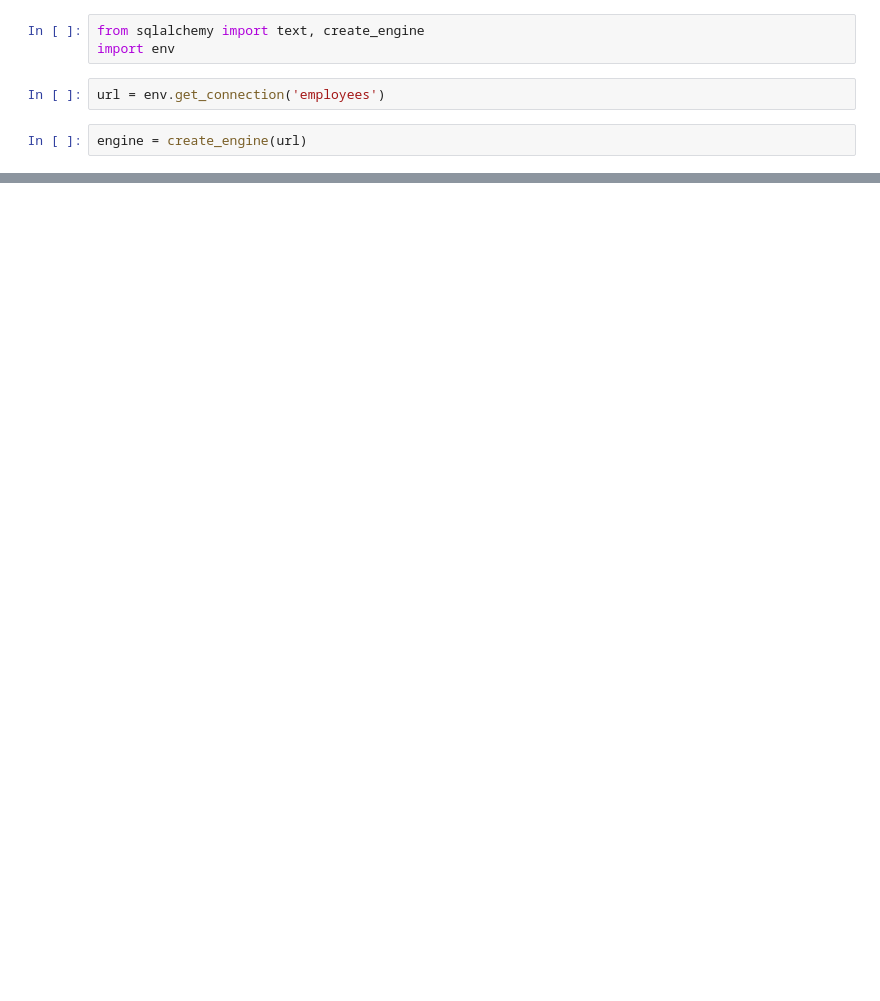
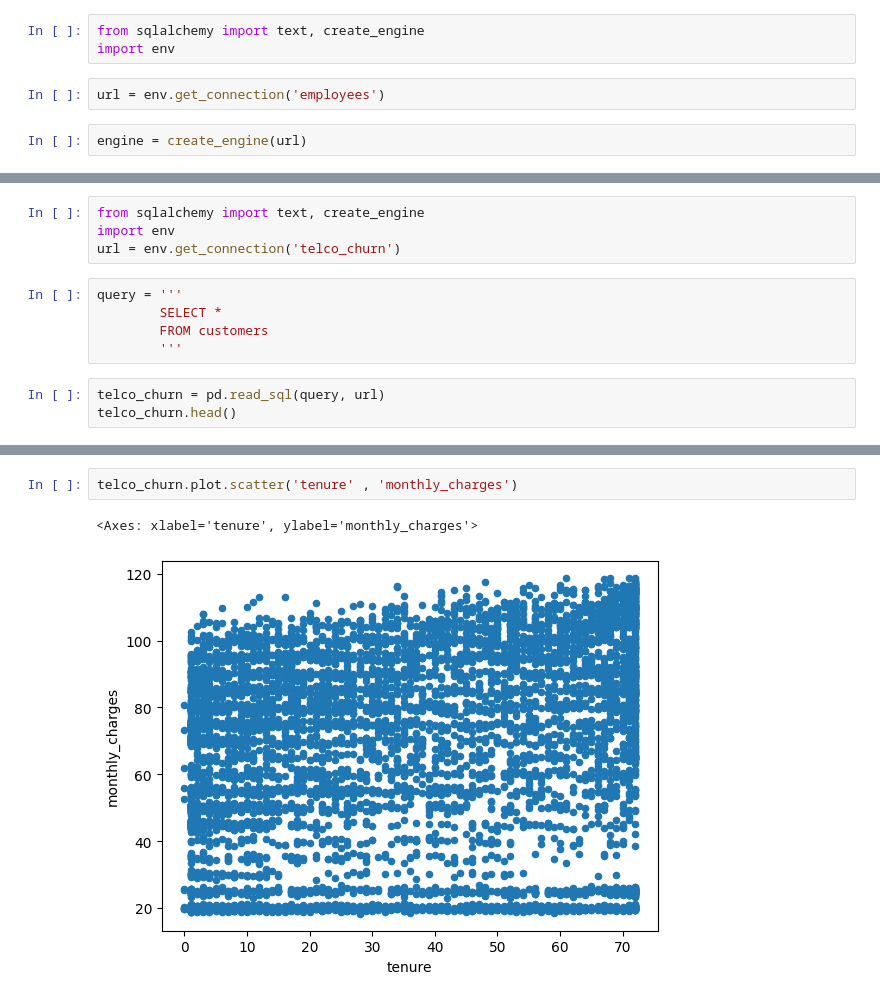
Before and after one commit to NISHAKUNWAR053/statistics-exercises, a Jupyter notebook: hypothesis_testing.ipynb, the cells around one changed output, grey strips where cells are left out. Saved outputs shown, nothing was run; the diff lists cells and outputs as text; blank space fills up the shorter version.

```diff
--- a/hypothesis_testing.ipynb
+++ b/hypothesis_testing.ipynb
@@ -189,0 +202,12 @@ There is no correlation between gender and working on sales or marketing.
+# %%
+from sqlalchemy import text, create_engine
+import env
+url = env.get_connection('telco_churn')
+# %%
+query = '''
+        SELECT *
+        FROM customers
+        '''
+# %%
+telco_churn = pd.read_sql(query, url)
+telco_churn.head()
@@ -189,0 +254,5 @@ There is no correlation between gender and working on sales or marketing.
+# %%
+telco_churn.plot.scatter('tenure' , 'monthly_charges')
+# %% [output]
+<Axes: xlabel='tenure', ylabel='monthly_charges'>
+[figure, added]
```
Also changed, not shown: parts of 66 cells of this notebook.
